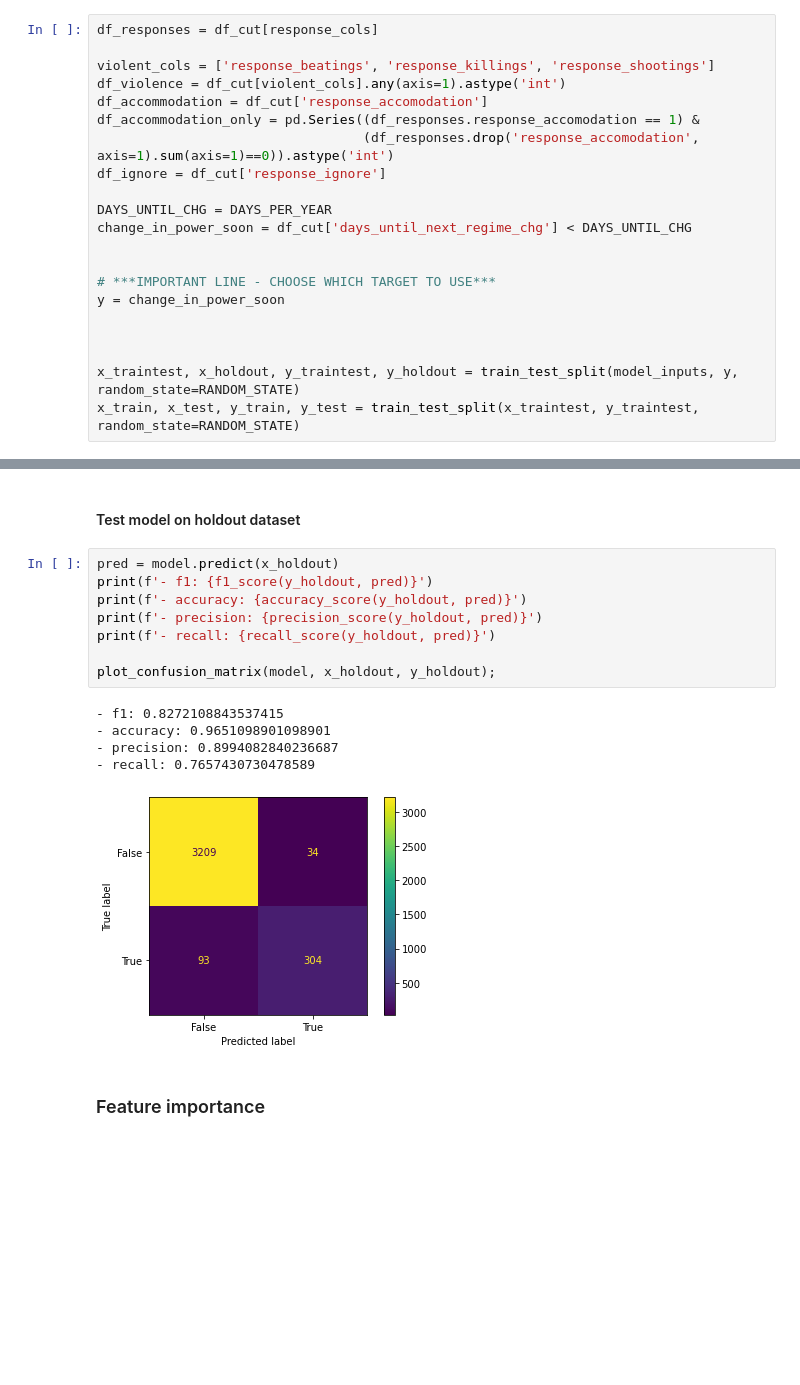
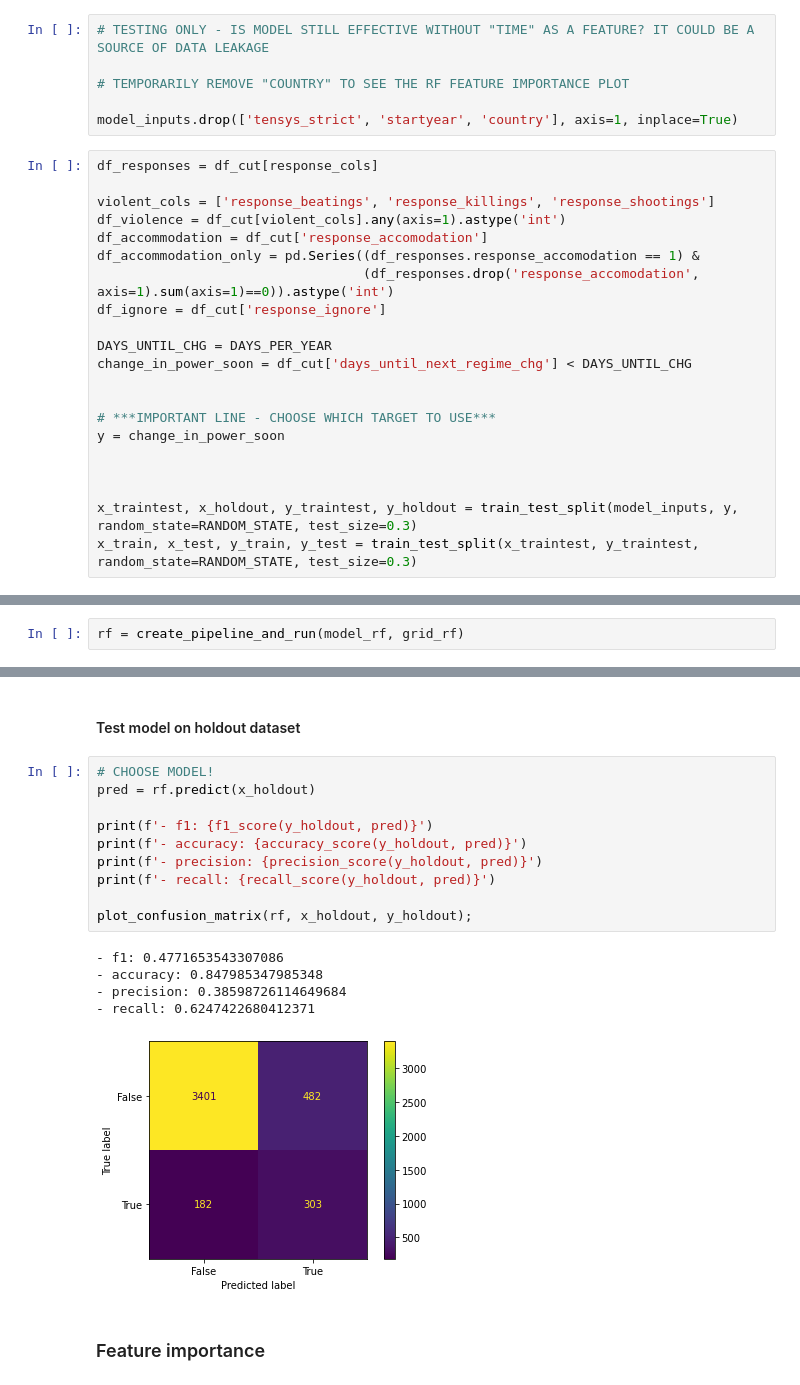
Before and after one commit to sethnlewis/Predicting-Political-Revolutions, a Jupyter notebook: notebooks/MODEL - ALL.ipynb, the cells around one changed output, grey strips where cells are left out. Drawn from its saved outputs; the diff is of its cells as text; blank space fills up the shorter version.

Commit message:
Shap plot updates

```diff
--- a/notebooks/MODEL - ALL.ipynb
+++ b/notebooks/MODEL - ALL.ipynb
@@ -297,6 +297,12 @@ Data columns (total 29 columns):
  28  startyear                           14558 non-null  int64
 dtypes: float64(13), int64(12), object(4)
 memory usage: 3.3+ MB
+# %%
+# TESTING ONLY - IS MODEL STILL EFFECTIVE WITHOUT "TIME" AS A FEATURE? IT COULD BE A SOURCE OF DATA LEAKAGE
+
+# TEMPORARILY REMOVE "COUNTRY" TO SEE THE RF FEATURE IMPORTANCE PLOT
+
+model_inputs.drop(['tensys_strict', 'startyear', 'country'], axis=1, inplace=True)
 # %%
 df_responses = df_cut[response_cols]
 
@@ -316,8 +322,8 @@ y = change_in_power_soon
 
 
 
-x_traintest, x_holdout, y_traintest, y_holdout = train_test_split(model_inputs, y, random_state=RANDOM_STATE)
-x_train, x_test, y_train, y_test = train_test_split(x_traintest, y_traintest, random_state=RANDOM_STATE)
+x_traintest, x_holdout, y_traintest, y_holdout = train_test_split(model_inputs, y, random_state=RANDOM_STATE, test_size=0.3)
+x_train, x_test, y_train, y_test = train_test_split(x_traintest, y_traintest, random_state=RANDOM_STATE, test_size=0.3)
 # %% [markdown]
 ### Define models and parameter grids
 # %%
@@ -474,0 +446,2 @@ Pipeline(steps=[('transformer',
+# %%
+rf = create_pipeline_and_run(model_rf, grid_rf)
@@ -482,18 +463,20 @@ Pipeline(steps=[('transformer',
 # %% [markdown]
 #### Test model on holdout dataset
 # %%
-pred = model.predict(x_holdout)
+# CHOOSE MODEL!
+pred = rf.predict(x_holdout)
+
 print(f'- f1: {f1_score(y_holdout, pred)}')
 print(f'- accuracy: {accuracy_score(y_holdout, pred)}')
 print(f'- precision: {precision_score(y_holdout, pred)}')
 print(f'- recall: {recall_score(y_holdout, pred)}')
 
-plot_confusion_matrix(model, x_holdout, y_holdout);
+plot_confusion_matrix(rf, x_holdout, y_holdout);
 # %% [output]
-- f1: 0.8272108843537415
-- accuracy: 0.9651098901098901
-- precision: 0.8994082840236687
-- recall: 0.7657430730478589
+- f1: 0.4771653543307086
+- accuracy: 0.847985347985348
+- precision: 0.38598726114649684
+- recall: 0.6247422680412371
-[figure, old version]
+[figure, new version]
 # %% [markdown]
 ### Feature importance
```
Also changed, not shown: parts of 11 cells of this notebook.
